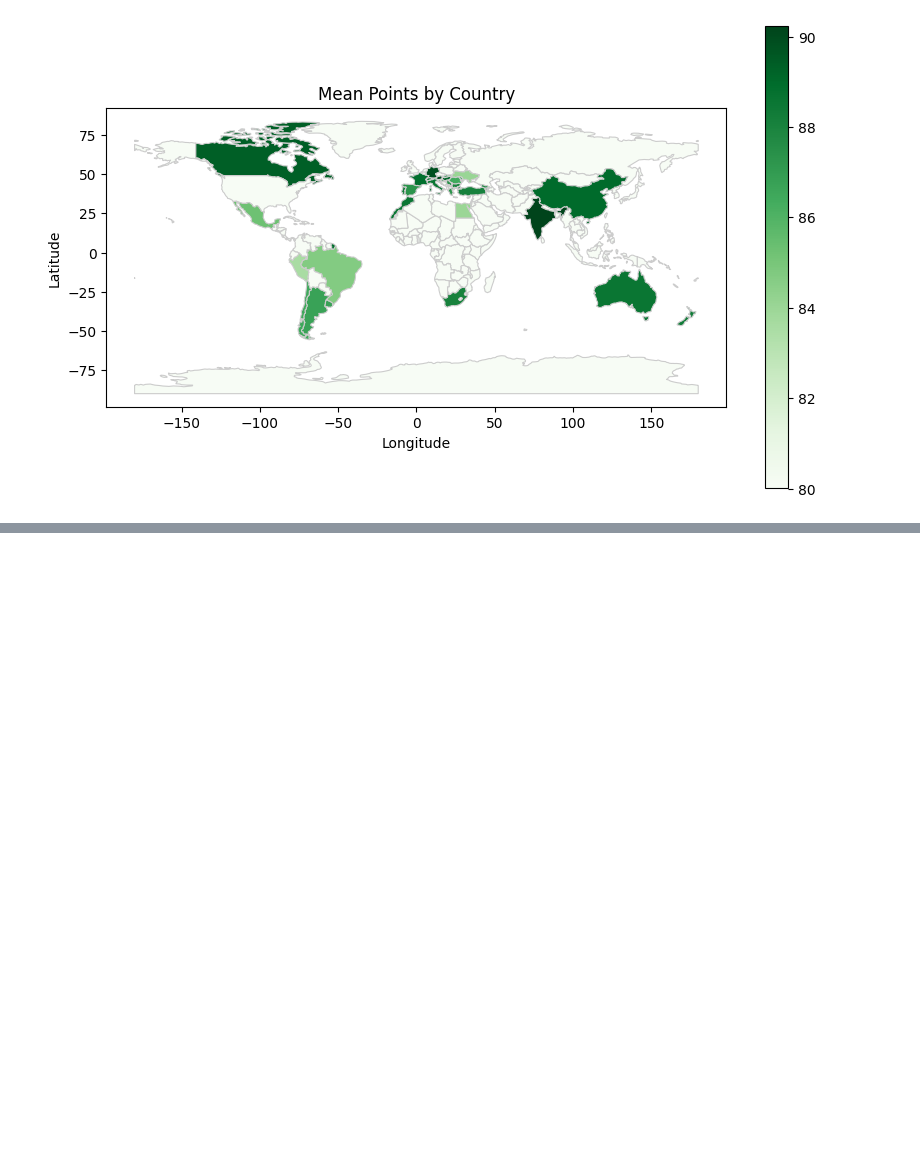
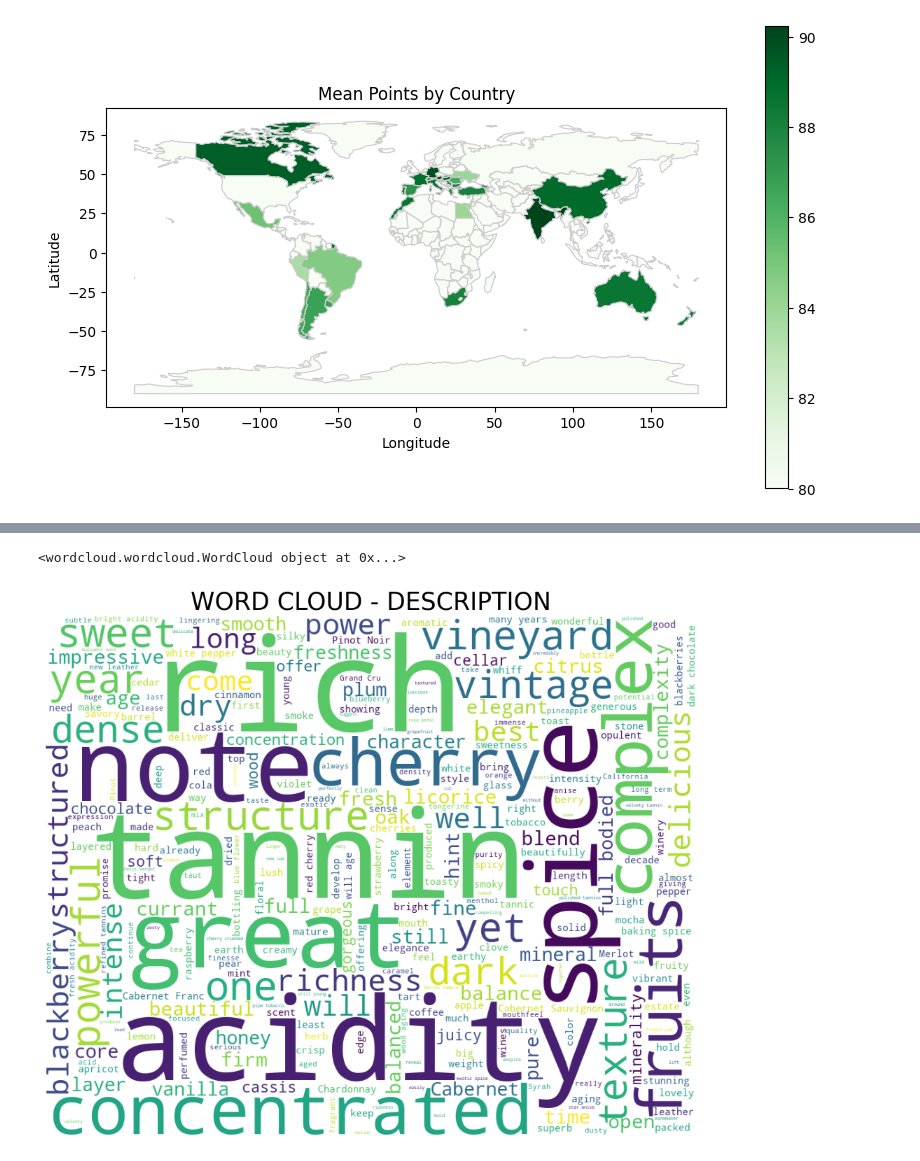
Before and after one commit to dilara444/TechLabsDUS_WineNot, a Jupyter notebook: notebooks/Katya-notebook.ipynb, the cells around one changed output, grey strips where cells are left out. Drawn from its saved outputs; the diff is of its cells as text; code cells hidden in the pictures; blank space fills up the shorter version.

```diff
--- a/notebooks/Katya-notebook.ipynb
+++ b/notebooks/Katya-notebook.ipynb
@@ -187,0 +237,6 @@ display('Map_mean_points.png')
+# %%
+# Filter the rows where 'points' column equals 100
+filtered_df = wine_df[wine_df['points'] >= 95]
+
+# Display the filtered DataFrame
+display(filtered_df)
@@ -187,0 +257,27 @@ display('Map_mean_points.png')
+# %%
+from wordcloud import WordCloud, STOPWORDS
+
+stopwords = set(STOPWORDS)
+
+newStopWords = ['fruit', "Drink", "black", 'wine', 'drink', 'finish', 'nose', 'show', 'now', 'ripe', 'aroma', 'flavor', 'flavors', 'palate', 'aromas', 'give', 'gives', 'shows']
+
+stopwords.update(newStopWords)
+
+wordcloud = WordCloud(
+    background_color='white',
+    stopwords=stopwords,
+    max_words=300,
+    max_font_size=200,
+    width=1000, height=800,
+    random_state=42,
+).generate(" ".join(filtered_df['description'].astype(str)))
+
+print(wordcloud)
+fig = plt.figure(figsize = (12,14))
+plt.imshow(wordcloud)
+plt.title("WORD CLOUD - DESCRIPTION",fontsize=25)
+plt.axis('off')
+plt.show()
+# %% [output]
+<wordcloud.wordcloud.WordCloud object at 0x...>
+[figure, added]
```
Also changed, not shown: parts of 3 cells of this notebook.
